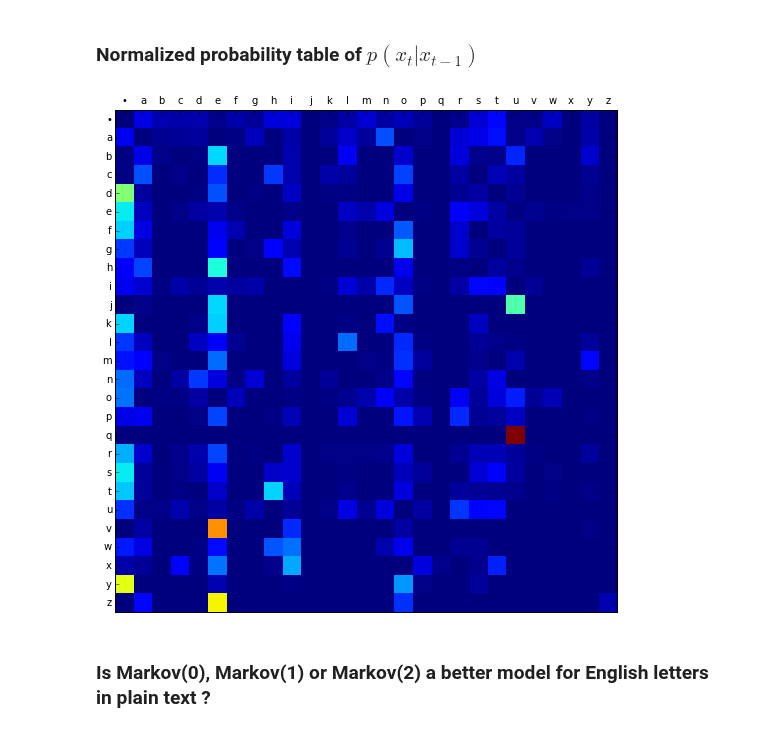
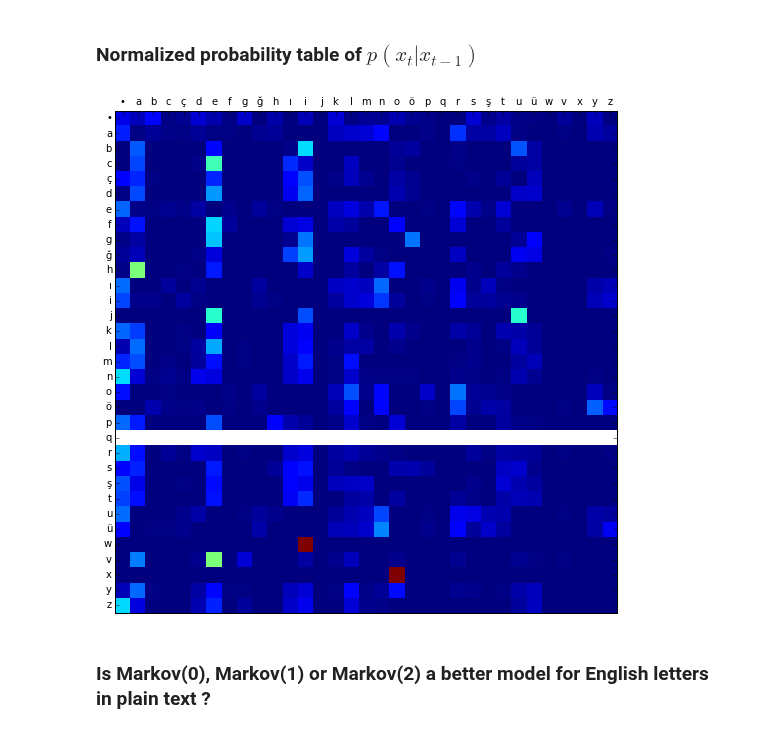
Before and after one commit to atcemgil/notes, a Jupyter notebook: Sampling.ipynb, the cells around one changed output. Cells and saved outputs as stored; diff of their text form; code cells hidden in the pictures.

```diff
--- a/Sampling.ipynb
+++ b/Sampling.ipynb
@@ -1003,8 +1003,8 @@ def count_transitions(fpp, alphabet, tab):
 # %% [markdown]
 ## Count and display occurences of letters in text
 # %%
-local = 'file:///Users/cemgil/Dropbox/Public/swe546/data/'
-#local = 'https://dl.dropboxusercontent.com/u/9787379/swe546/data/'
+#local = 'file:///Users/cemgil/Dropbox/Public/swe546/data/'
+local = 'https://dl.dropboxusercontent.com/u/9787379/swe546/data/'
 #files = ['starwars_4.txt', 'starwars_5.txt', 'starwars_6.txt', 'hamlet.txt', 'hamlet_deutsch.txt', 'hamlet_french.txt', 'juliuscaesar.txt','othello.txt', 'sonnets.txt', 'antoniusandcleopatra.txt']
 files = ['hamlet_turkce.txt','hamlet_deutsch.txt', 'hamlet_french.txt', 'hamlet.txt','starwars_4.txt', 'starwars_5.txt','juliuscaesar.txt','othello.txt']
 
@@ -1040,7 +1040,9 @@ plt.show()
 # %% [markdown]
 ## Counting Bigrams
 # %%
-local = 'file:///Users/cemgil/Dropbox/Public/swe546/data/'
+#local = 'file:///Users/cemgil/Dropbox/Public/swe546/data/'
+local = 'https://dl.dropboxusercontent.com/u/9787379/swe546/data/'
+
 #files = ['starwars_4.txt', 'starwars_5.txt', 'starwars_6.txt', 'hamlet.txt', 'hamlet_deutsch.txt', 'hamlet_french.txt', 'juliuscaesar.txt','othello.txt', 'sonnets.txt', 'antoniusandcleopatra.txt']
 files = ['hamlet_turkce.txt','hamlet_deutsch.txt', 'hamlet_french.txt', 'hamlet.txt','starwars_4.txt', 'starwars_5.txt','juliuscaesar.txt','othello.txt']
 
@@ -1072,18 +1074,26 @@ for f in files:
 # %% [markdown]
 ### Normalized probability table of $p(x_t|x_{t-1})$
 # %%
+#local = 'file:///Users/cemgil/Dropbox/Public/swe546/data/'
+local = 'https://dl.dropboxusercontent.com/u/9787379/swe546/data/'
+
+file = 'hamlet_turkce.txt'
+data = urlopen(local+file)
+D, DD, alphabet = count_transitions(data, tr_alphabet, my2tr_table)
+
+
 plt.figure(figsize=(9,9))
-alphabet = ascii_alphabet
+Z = np.sum(DD, axis=1,keepdims=True)
 
-T = DD/np.sum(DD, axis=1,keepdims=True)
+T = DD/Z
 plt.imshow(T, interpolation='nearest', vmin=0)
 plt.xticks(range(M), alphabet)
 plt.yticks(range(M), alphabet)
 plt.gca().xaxis.tick_top()
 
 plt.show()
 # %% [output]
-[figure, old version]
+[figure, new version]
 # %% [markdown]
 ### Is Markov(0), Markov(1) or Markov(2) a better model for English letters in plain text ?
 # %% [markdown]
```
Also changed, not shown: parts of 4 cells of this notebook, 7 other files.
